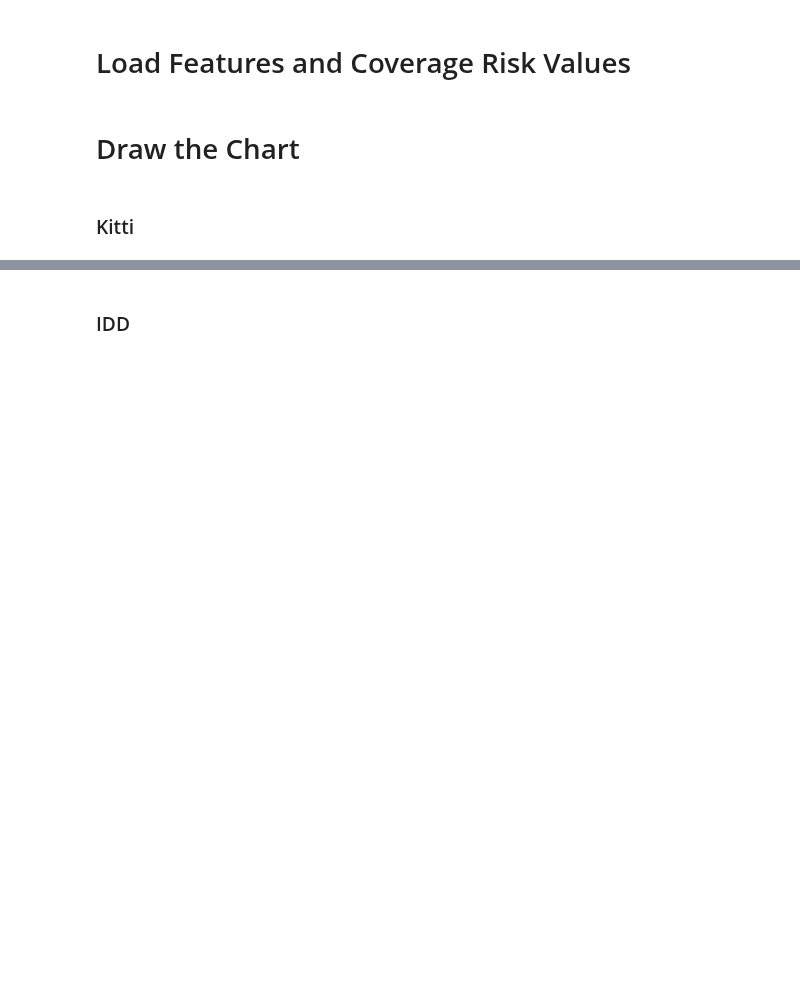
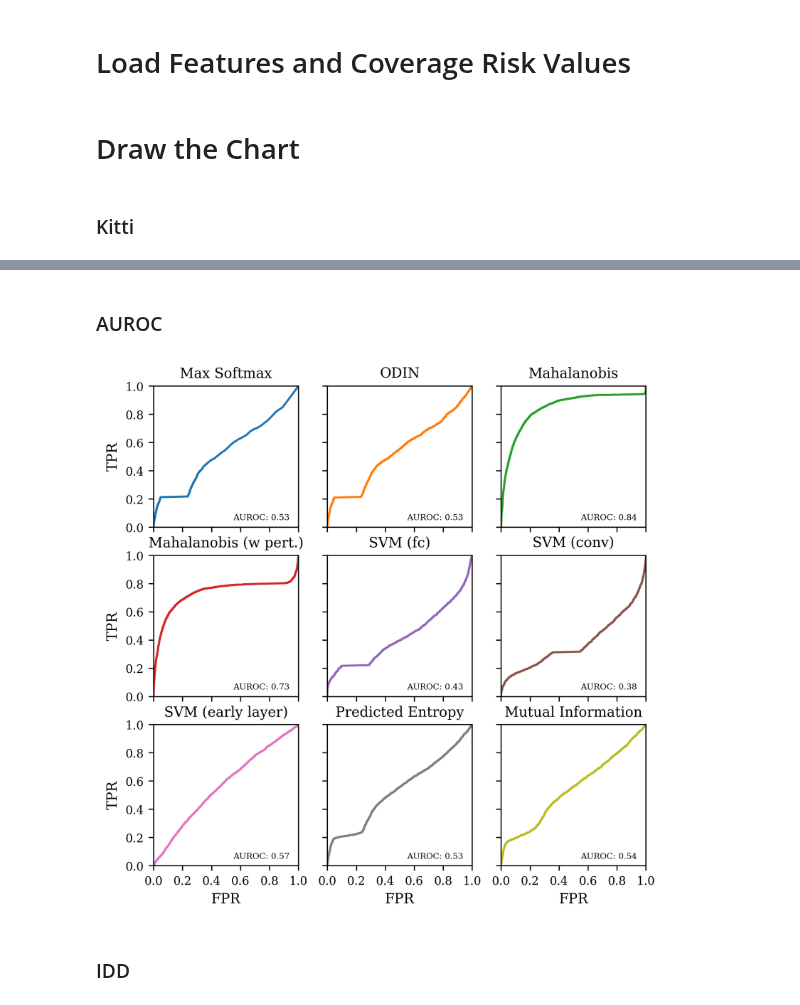
Before and after one commit to BalahariVignesh/simple-faster-rcnn-pytorch, a Jupyter notebook: idd_fn_detection/idd_fn_risk_coverage.ipynb, the cells around one changed output, grey strips where cells are left out. Saved outputs shown, nothing was run; the diff lists cells and outputs as text; code cells hidden in the pictures; blank space fills up the shorter version.

```diff
--- a/idd_fn_detection/idd_fn_risk_coverage.ipynb
+++ b/idd_fn_detection/idd_fn_risk_coverage.ipynb
@@ -854,3 +904,9 @@ draw_risk_coverage_combined([(*cr, la) for cr, la in zip(kitti_cr, labels)])
+# %% [markdown]
+### AUROC
+# %%
+draw_auroc_separate([(*sl, la) for sl, la in zip(kitti_scores_labels, labels)])
+# %% [output]
+[figure, added]
 # %% [markdown]
 ### IDD
 # %%
```
Also changed, not shown: parts of 17 cells of this notebook, 2 other files.
